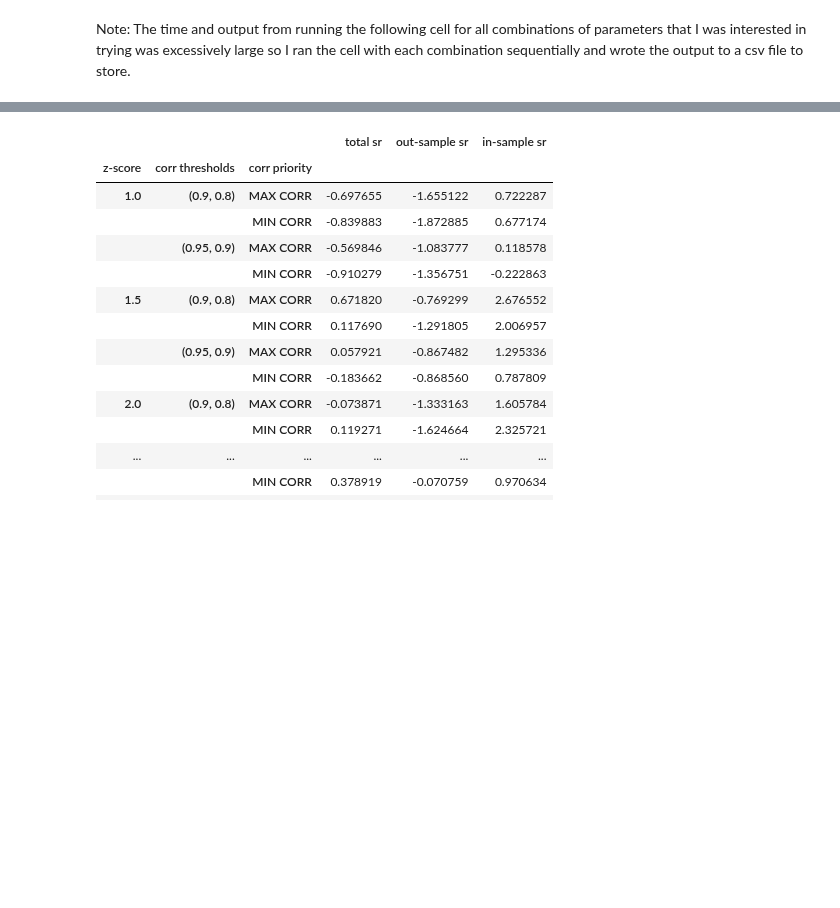
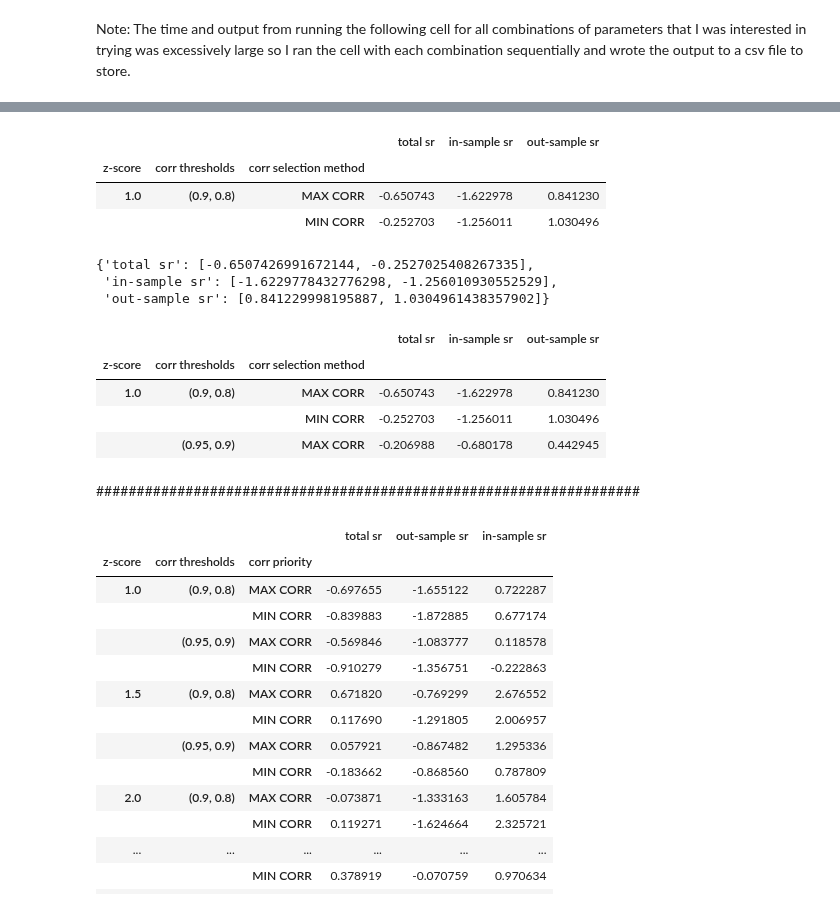
Before and after one commit to wbchristerson/jn-learning, a Jupyter notebook: strategy_09a_triples_trading.ipynb, the cells around one changed output, grey strips where cells are left out. Cells and saved outputs as stored; diff of their text form; code cells hidden in the pictures; blank space fills up the shorter version.

```diff
--- a/strategy_09a_triples_trading.ipynb
+++ b/strategy_09a_triples_trading.ipynb
@@ -376 +417,55 @@ in-sample sr     0.125520
 dtype: float64
+# %%
+outcome_df = pd.read_csv("./strat_09a_01_results.csv",
+                         index_col=["z-score", "corr thresholds", "corr selection method"])
+outcome_df
+# %% [output]
+|  |  |  | total sr | in-sample sr | out-sample sr |
+| z-score | corr thresholds | corr selection method |  |  |  |
+| 1.0 | (0.9, 0.8) | MAX CORR | -0.650743 | -1.622978 | 0.841230 |
+|  |  | MIN CORR | -0.252703 | -1.256011 | 1.030496 |
+# %%
+raw_outcome_data = {"total sr": [], "in-sample sr": [], "out-sample sr": []}
+indices = []
+
+for (df_index, df_val) in outcome_df.iterrows():
+    dict_index = (df_index[0], tuple(map(float, df_index[1][1:-1].split(','))), df_index[2])
+
+    indices.append(dict_index)
+    raw_outcome_data["total sr"].append(df_val["total sr"])
+    raw_outcome_data["in-sample sr"].append(df_val["in-sample sr"])
+    raw_outcome_data["out-sample sr"].append(df_val["out-sample sr"])
+
+    #dict_val = (df_val["total sr"], df_val["in-sample sr"], df_val["out-sample sr"])
+    #raw_outcome_data[dict_index] = dict_val
+
+raw_outcome_data
+# %% [output]
+{'total sr': [-0.6507426991672144, -0.2527025408267335],
+ 'in-sample sr': [-1.6229778432776298, -1.256010930552529],
+ 'out-sample sr': [0.841229998195887, 1.0304961438357902]}
+# %%
+tuple_index = (index_selections[index_selection_index][0],
+               index_selections[index_selection_index][1],
+               "MIN CORR" if index_selections[index_selection_index][2] else "MAX CORR")
+# raw_outcome_data[tuple_index] = (sharpe_ratio_ser["total sr"],
+#                                  sharpe_ratio_ser["in-sample sr"],
+#                                  sharpe_ratio_ser["out-sample sr"])
+
+raw_outcome_data["total sr"].append(sharpe_ratio_ser["total sr"])
+raw_outcome_data["in-sample sr"].append(sharpe_ratio_ser["in-sample sr"])
+raw_outcome_data["out-sample sr"].append(sharpe_ratio_ser["out-sample sr"])
+indices.append(tuple_index)
+
+outcome_df = pd.DataFrame(
+    raw_outcome_data,
+    index=pd.MultiIndex.from_tuples(indices, names=["z-score", "corr thresholds", "corr selection method"])
+)
+# outcome_df.index.set_names(["z-score", "corr thresholds", "corr selection method"], inplace=True)
+outcome_df
+# %% [output]
+|  |  |  | total sr | in-sample sr | out-sample sr |
+| z-score | corr thresholds | corr selection method |  |  |  |
+| 1.0 | (0.9, 0.8) | MAX CORR | -0.650743 | -1.622978 | 0.841230 |
+|  |  | MIN CORR | -0.252703 | -1.256011 | 1.030496 |
+|  | (0.95, 0.9) | MAX CORR | -0.206988 | -0.680178 | 0.442945 |
@@ -377,3 +474,5 @@ dtype: float64
+# %% [markdown]
+###################################################################
 # %%
 outcome_df = pd.read_csv("./strat_09a_results.csv", index_col=["z-score", "corr thresholds", "corr priority"])
 outcome_df
```
Also changed, not shown: parts of 12 cells of this notebook, 2 other files.
